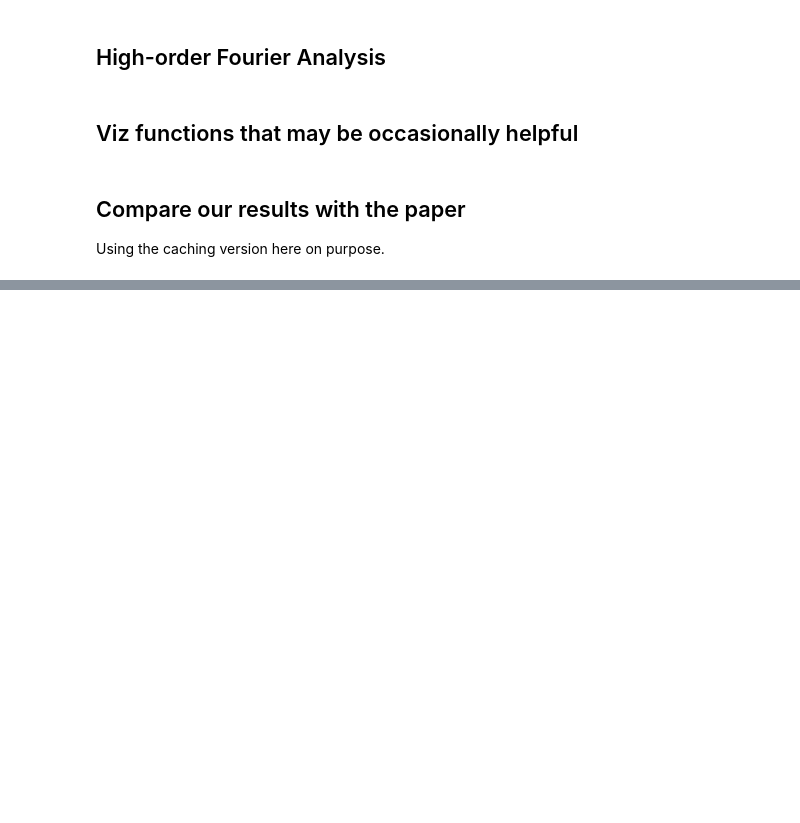
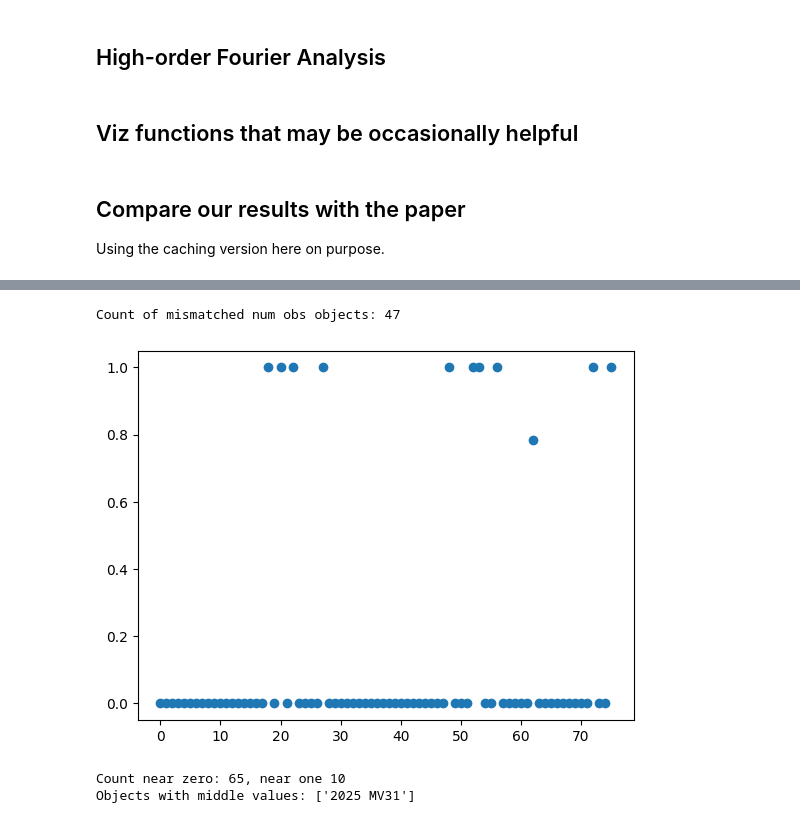
Before and after one commit to HoodedCrow/adam_core, a Jupyter notebook: examples/rotation_period.ipynb, the cells around one changed output, grey strips where cells are left out. Cells and saved outputs as stored; diff of their text form; code cells hidden in the pictures; blank space fills up the shorter version.

```diff
--- a/examples/rotation_period.ipynb
+++ b/examples/rotation_period.ipynb
@@ -992,6 +997,29 @@ our_periods = {row.object_id[0].as_py(): row.period_h[0].as_py() for row in our_
 our_elongations = {row.object_id[0].as_py(): row.elongation[0].as_py() for row in our_fourier}
 deltas_periods = {key: our_periods[key]-paper_periods[key] for key in paper_periods.keys()}
 deltas_elongations = {key: our_elongations[key]-paper_elongations[key] for key in paper_elongations.keys()}
+
+all_ids = {row.designation[0].as_py() for row in paper_table2}
+wrong_data_counts = {name for name in all_ids if paper_table2.apply_mask(pc.equal(paper_table2.designation, name)).num_observations[0].as_py() > our_fourier.apply_mask(pc.equal(our_fourier.object_id, name)).num_obs[0].as_py()}
+print(f"Count of mismatched num obs objects: {len(wrong_data_counts)}")
+# %% [output]
+Count of mismatched num obs objects: 47
+# %%
+# Pull out G12*
+g12star = {}
+for row in our_fourier:
+    k = row.selected_k[0].as_py()
+    best_row = pickle.loads(row.intermediate_result[0])[k-2]
+    g12star[row.object_id[0].as_py()] = best_row.values[0].as_py()[1]
+plt.figure()
+plt.scatter(range(len(g12star)), list(g12star.values()))
+plt.show()
+g12array = np.array(list(g12star.values()))
+print(f"Count near zero: {sum(g12array < 0.01)}, near one {sum(g12array>0.99)}")
+print(f"Objects with middle values: {[k for k,v in g12star.items() if v > 0.01 and v < 0.99]}")
+# %% [output]
+[figure, added]
+Count near zero: 65, near one 10
+Objects with middle values: ['2025 MV31']
 # %%
 print(len(our_fourier), len(paper_periods))
 plt.figure()
```
Also changed, not shown: parts of 8 cells of this notebook.
